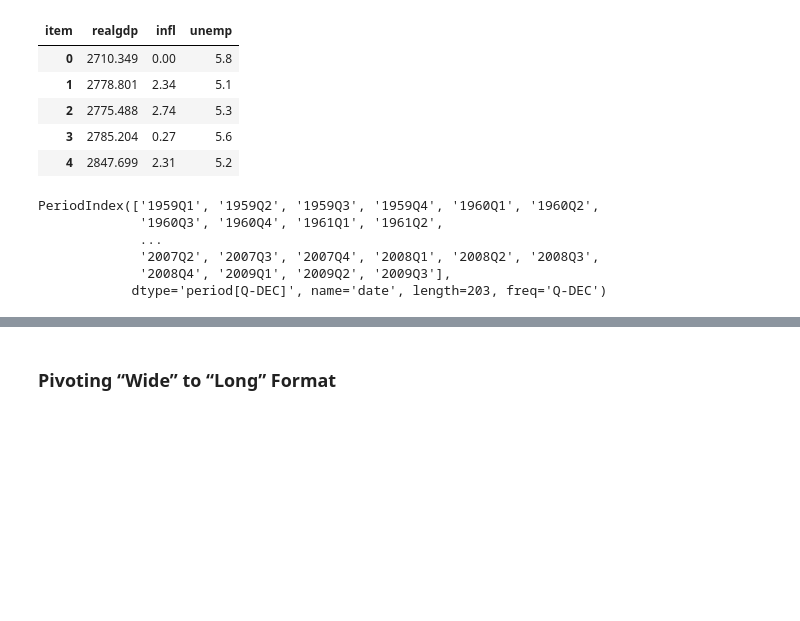
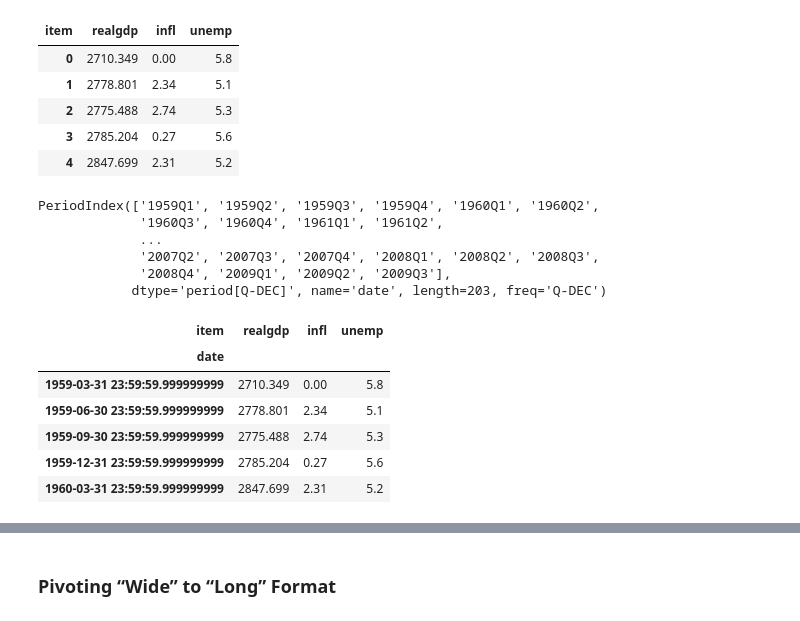
Before and after one commit to BruceBerk/Intro_to_Data_Science_Coursera, a Jupyter notebook: Course_1/ch08.ipynb, the cells around one changed output, grey strips where cells are left out. Cells and saved outputs as stored; diff of their text form; code cells hidden in the pictures; blank space fills up the shorter version.

```diff
--- a/Course_1/ch08.ipynb
+++ b/Course_1/ch08.ipynb
@@ -1133,6 +1133,16 @@ PeriodIndex(['1959Q1', '1959Q2', '1959Q3', '1959Q4', '1960Q1', '1960Q2',
             dtype='period[Q-DEC]', name='date', length=203, freq='Q-DEC')
 # %%
 data.index = periods.to_timestamp('D', 'end')
+# %%
+data.head()
+# %% [output]
+| item | realgdp | infl | unemp |
+| date |  |  |  |
+| 1959-03-31 23:59:59.999999999 | 2710.349 | 0.00 | 5.8 |
+| 1959-06-30 23:59:59.999999999 | 2778.801 | 2.34 | 5.1 |
+| 1959-09-30 23:59:59.999999999 | 2775.488 | 2.74 | 5.3 |
+| 1959-12-31 23:59:59.999999999 | 2785.204 | 0.27 | 5.6 |
+| 1960-03-31 23:59:59.999999999 | 2847.699 | 2.31 | 5.2 |
 # %%
 ldata = data.stack().reset_index().rename(columns={0: 'value'})
 # %%
```
Also changed, not shown: parts of 18 cells of this notebook, 2 other files.
